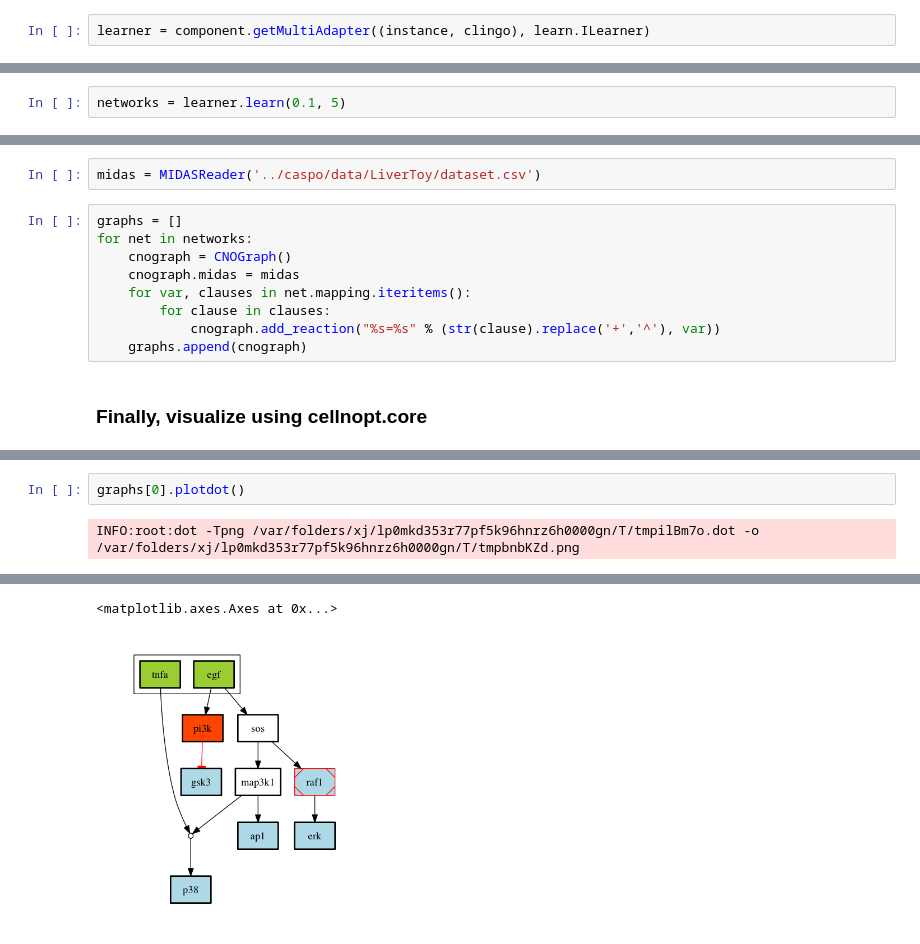
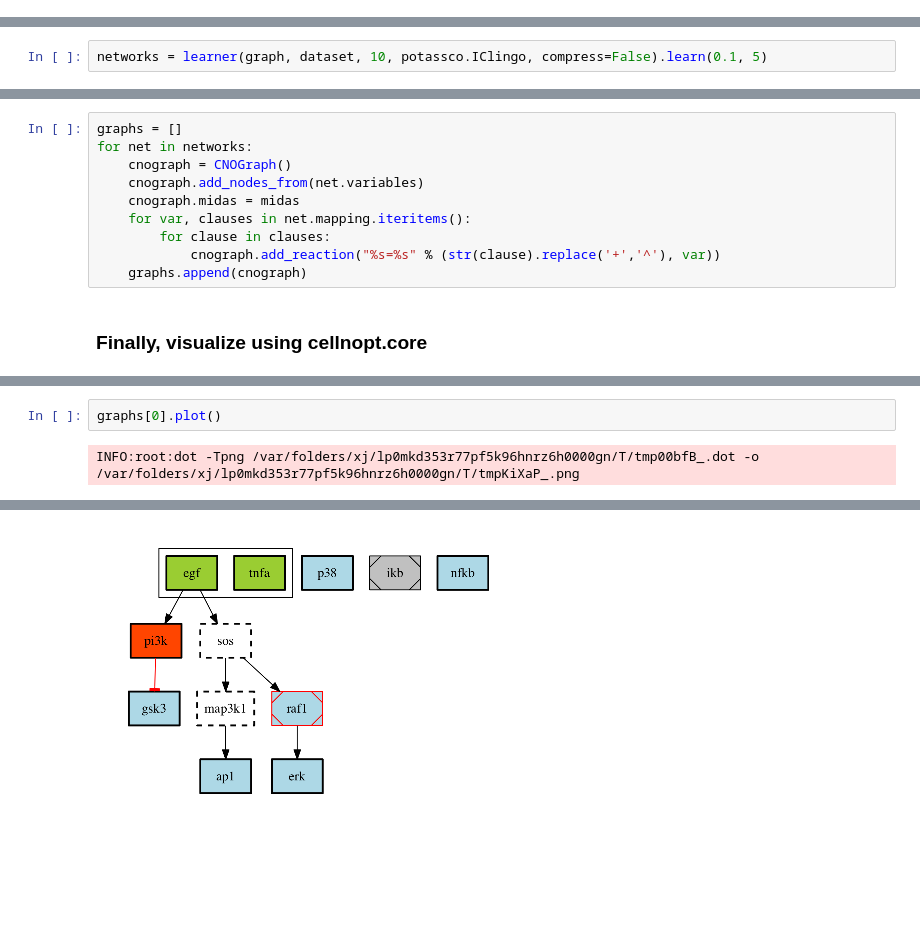
Before and after one commit to bioasp/caspo, a Jupyter notebook: notebook/cellnopt.caspo.ipynb, the cells around one changed output, grey strips where cells are left out. Saved outputs shown, nothing was run; the diff lists cells and outputs as text; blank space fills up the shorter version.

Commit message:
helper, more general adapter and notebook example
Adds a learner helper and adapt answer sets to ILogicalNetwork for more
generality.
Update notebook example for cellnopt.core

```diff
--- a/notebook/cellnopt.caspo.ipynb
+++ b/notebook/cellnopt.caspo.ipynb
@@ -41,2 +52,0 @@ instance = component.getMultiAdapter((graph, core.TimePoint(10), discreteDS), as
-# %%
-learner = component.getMultiAdapter((instance, clingo), learn.ILearner)
@@ -43,3 +59,3 @@ learner = component.getMultiAdapter((instance, clingo), learn.ILearner)
 # %%
-networks = learner.learn(0.1, 5)
+networks = learner(graph, dataset, 10, potassco.IClingo, compress=False).learn(0.1, 5)
 # %% [markdown]
@@ -47,9 +63,8 @@ networks = learner.learn(0.1, 5)
-# %%
-midas = MIDASReader('../caspo/data/LiverToy/dataset.csv')
 # %%
 graphs = []
 for net in networks:
     cnograph = CNOGraph()
+    cnograph.add_nodes_from(net.variables)
     cnograph.midas = midas
     for var, clauses in net.mapping.iteritems():
         for clause in clauses:
@@ -66,4 +75,4 @@ WARNING: pylab import has clobbered these variables: ['var']
 # %%
-graphs[0].plotdot()
+graphs[0].plot()
 # %% [output]
-INFO:root:dot -Tpng /var/folders/xj/lp0mkd353r77pf5k96hnrz6h0000gn/T/tmpilBm7o.dot -o /var/folders/xj/lp0mkd353r77pf5k96hnrz6h0000gn/T/tmpbnbKZd.png
+INFO:root:dot -Tpng /var/folders/xj/lp0mkd353r77pf5k96hnrz6h0000gn/T/tmp00bfB_.dot -o /var/folders/xj/lp0mkd353r77pf5k96hnrz6h0000gn/T/tmpKiXaP_.png
@@ -71,3 +80,2 @@ easydev WARNING:: deprecated; use check_param_in_list instead.
-<matplotlib.axes.Axes at 0x...>
-[figure, old version]
+[figure, new version]
 # %%
```
Also changed, not shown: parts of 35 cells of this notebook, 3 other files.
